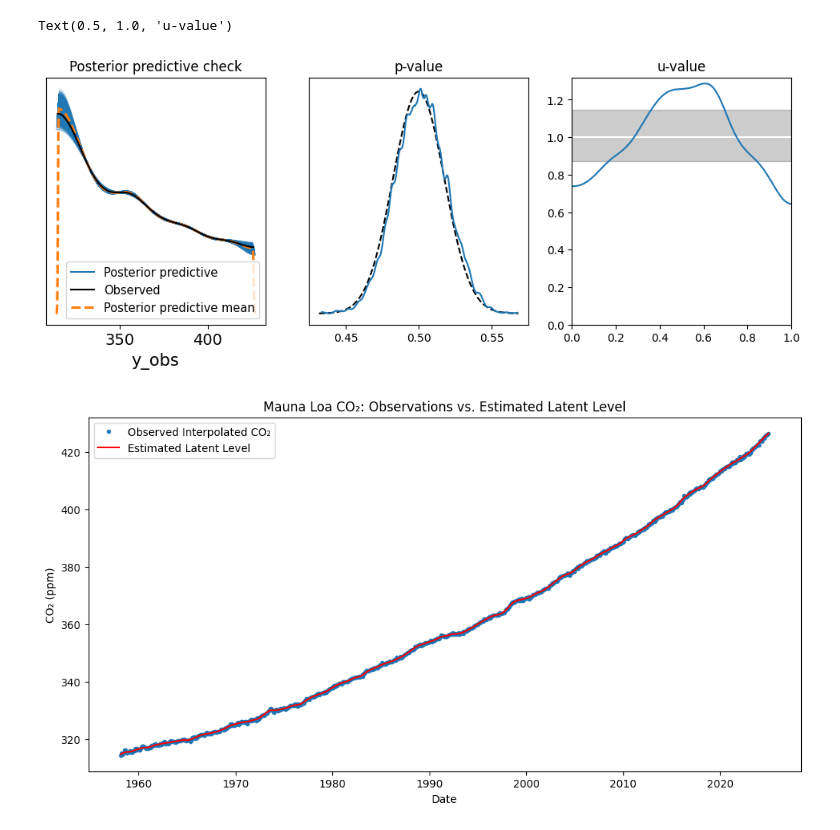
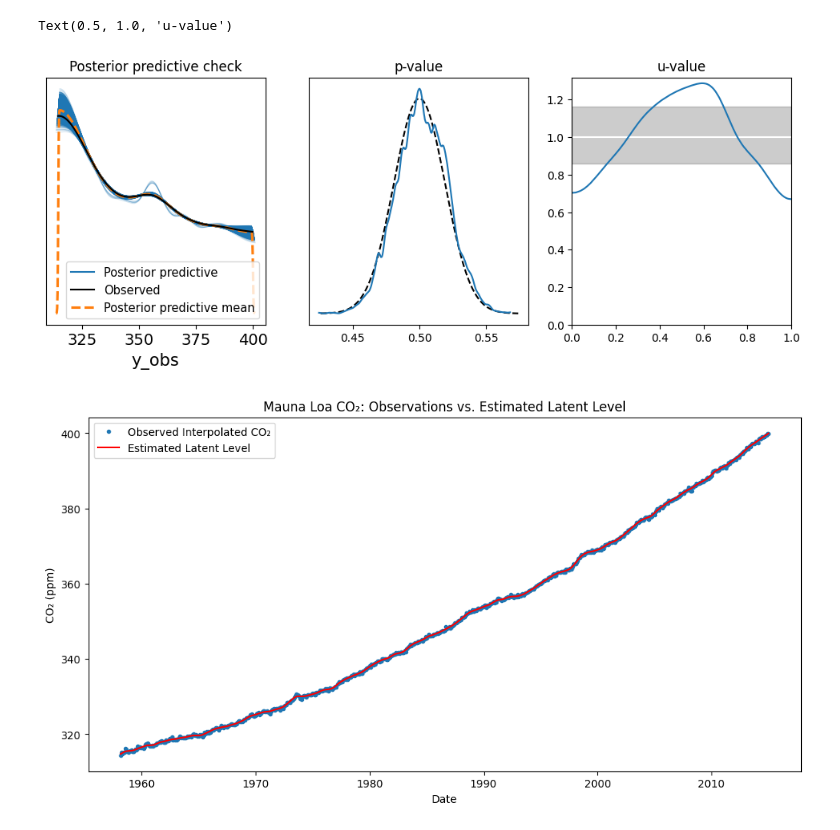
Before and after one commit to kabitalama/MaunaLoa-CO2-Level-BSTS-PyMC, a Jupyter notebook: bsts.ipynb, the cells around one changed output. Saved outputs shown, nothing was run; the diff lists cells and outputs as text; code cells hidden in the pictures.

```diff
--- a/bsts.ipynb
+++ b/bsts.ipynb
@@ -23,18 +23,18 @@ with pm.Model() as bsts_model:
     sigma_level = pm.HalfNormal("sigma_level", sigma=10.0)
     sigma_obs   = pm.HalfNormal("sigma_obs", sigma=10.0)
 
-    mu0 = pm.Normal("mu0", mu=y[0], sigma=20.0)
-    mu_rw = pm.GaussianRandomWalk("mu_rw", sigma=sigma_level, shape=len(df)-1)
+    mu0 = pm.Normal("mu0", mu=y_train[0], sigma=20.0)
+    mu_rw = pm.GaussianRandomWalk("mu_rw", sigma=sigma_level, shape=len(train_df)-1)
     mu = pm.Deterministic("mu", pm.math.concatenate([[mu0], mu0 + pm.math.cumsum(mu_rw)]))
 
     seasonal_raw = pm.Normal("seasonal_raw", mu=0.0, sigma=10.0, shape=12)
     seasonal_effect = pm.Deterministic("seasonal_effect", seasonal_raw - pm.math.mean(seasonal_raw))
 
-    month_effect = seasonal_effect[df['month'].values - 1]  # adjust for 0-indexing
+    month_effect = seasonal_effect[train_df['month'].values - 1]
 
     mu_obs = mu + month_effect
 
-    y_obs = pm.Normal("y_obs", mu=mu_obs, sigma=sigma_obs, observed=y_train[:-1])
+    y_obs = pm.Normal("y_obs", mu=mu_obs, sigma=sigma_obs, observed=y_train)
 
     trace = pm.sample(2000, tune=2000, target_accept=0.9, return_inferencedata=True)
 # %% [output]
@@ -80,20 +128,20 @@ axs[1].set_title("p-value")
 axs[2].set_title("u-value")
 # %% [output]
 Text(0.5, 1.0, 'u-value')
-[figure, old version]
+[figure, new version]
 # %%
 mu_post_mean = trace.posterior["mu"].mean(dim=["chain", "draw"]).values
 
 plt.figure(figsize=(12, 6))
-plt.plot(df['Date'], y, 'o', markersize=3, label="Observed Interpolated CO₂")
-plt.plot(df['Date'], mu_post_mean, label="Estimated Latent Level", color="red")
+plt.plot(train_df['Date'], y_train, 'o', markersize=3, label="Observed Interpolated CO₂")
+plt.plot(train_df['Date'], mu_post_mean, label="Estimated Latent Level", color="red")
 plt.xlabel("Date")
 plt.ylabel("CO₂ (ppm)")
 plt.title("Mauna Loa CO₂: Observations vs. Estimated Latent Level")
 plt.legend()
 plt.show()
 # %% [output]
-[figure, old version]
+[figure, new version]
 # %%
 # Extract the posterior mean for the latent trend (mu) and seasonal_effect.
 # Here we average over chains and draws.
```
Also changed, not shown: parts of 14 cells of this notebook.
